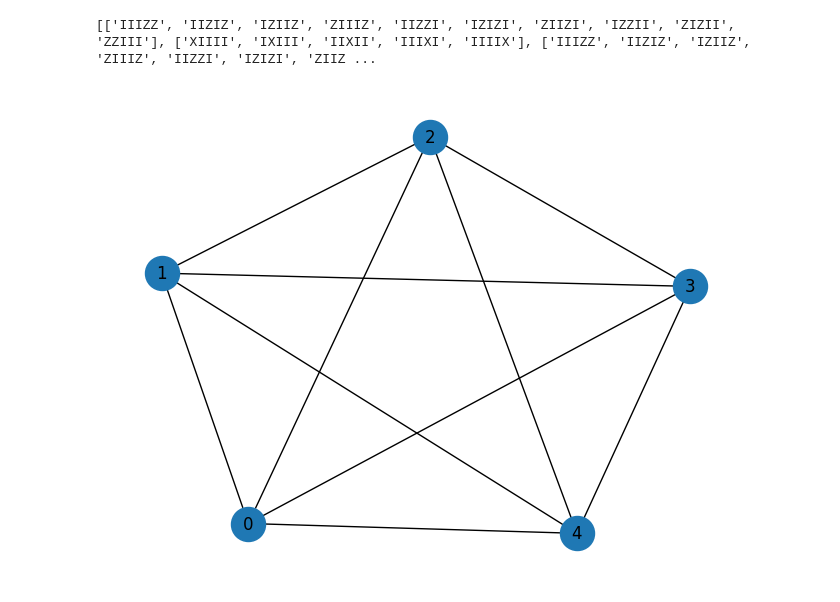
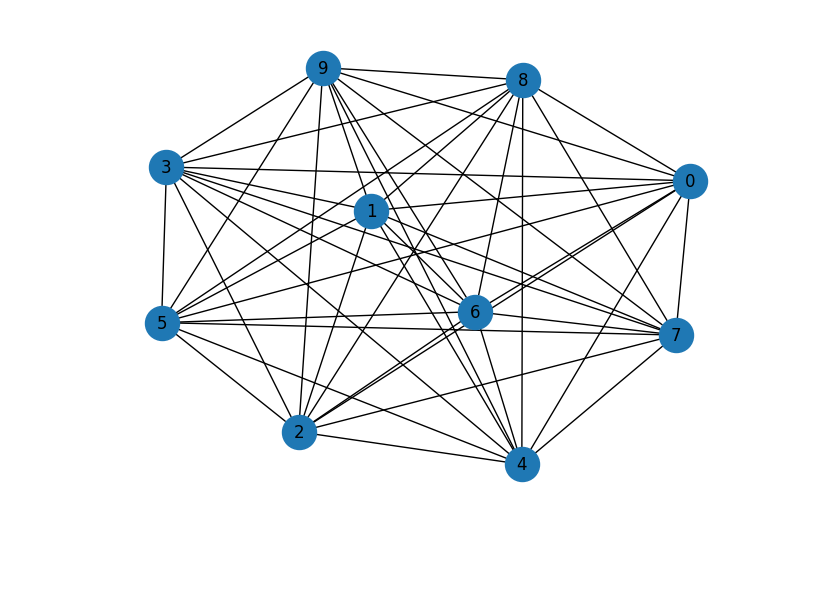
Before and after one commit to revilooliver/QuCLEAR, a Jupyter notebook: benchmarks/max_cut_benchmark.ipynb, the cells around one changed output. Drawn from its saved outputs; the diff is of its cells as text; code cells hidden in the pictures; blank space fills up the shorter version.

```diff
--- a/benchmarks/max_cut_benchmark.ipynb
+++ b/benchmarks/max_cut_benchmark.ipynb
@@ -1,15 +1,15 @@
 # %%
 import importlib
 import max_cut_benchmark as maxcut
 importlib.reload(maxcut)
 
-nodes=5
-num_edges=nodes*(nodes-1)
-totter_number=10 #number of qaoa layers
+nodes=10
+num_edges=nodes*(nodes-1)// 2
+totter_number=5 #number of qaoa layers
 graph=maxcut.build_graph(nodes, num_edges)
 paulis=maxcut.max_cut_pauli_layers(graph, totter_number)
-print(paulis)
-maxcut.save_to_json(paulis, f"max_cut_benchmark_n{nodes}_e{num_edges}.json")
+flattened_paulis = [item for sublist in paulis for item in sublist]
+len(flattened_paulis)
+maxcut.save_to_json(flattened_paulis, f"max_cut_benchmark_n{nodes}_e{num_edges}_l{totter_number}.json")
 # %% [output]
-[['IIIZZ', 'IIZIZ', 'IZIIZ', 'ZIIIZ', 'IIZZI', 'IZIZI', 'ZIIZI', 'IZZII', 'ZIZII', 'ZZIII'], ['XIIII', 'IXIII', 'IIXII', 'IIIXI', 'IIIIX'], ['IIIZZ', 'IIZIZ', 'IZIIZ', 'ZIIIZ', 'IIZZI', 'IZIZI', 'ZIIZ ...
-[figure, old version]
+[figure, new version]
```
Also changed, not shown: 17 other files.
